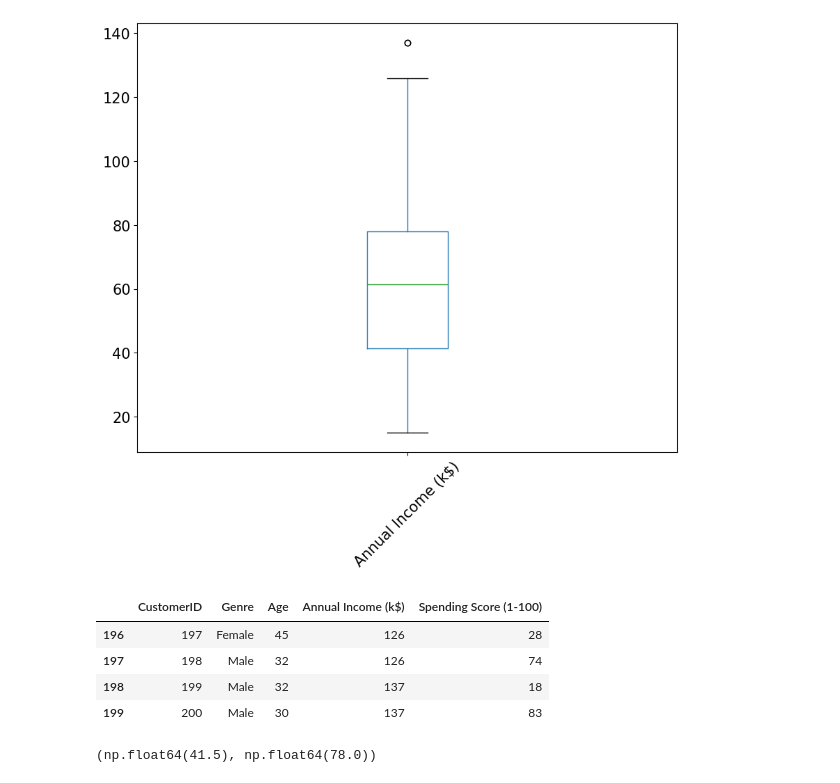
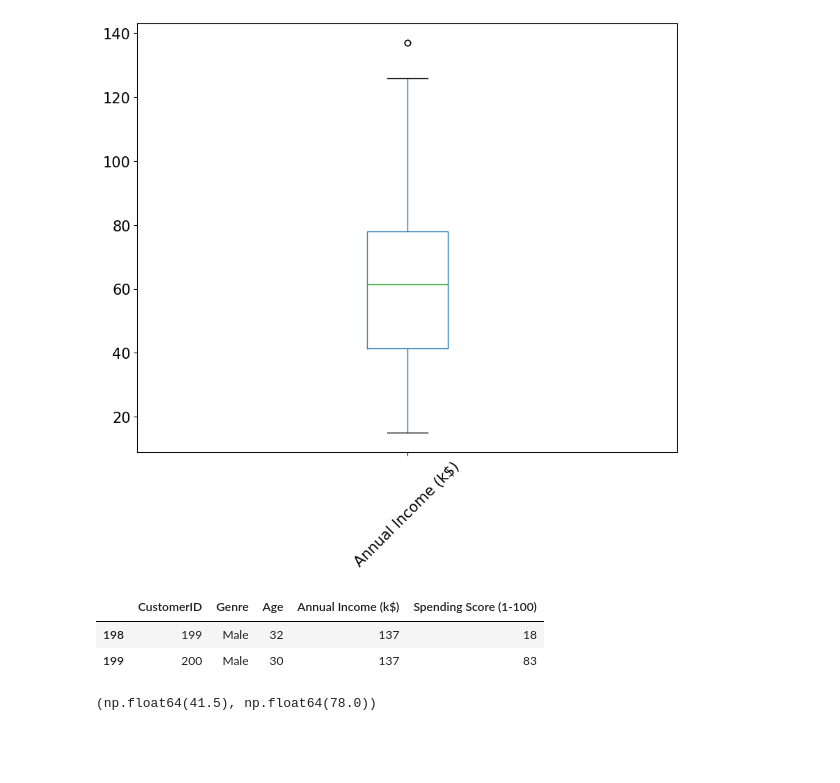
Before and after one commit to YinYinIsMyName/super-duper-spoon, a Jupyter notebook: notebooks/mall_customers.ipynb, the cells around one changed output. Cells and saved outputs as stored; diff of their text form; code cells hidden in the pictures; blank space fills up the shorter version.

```diff
--- a/notebooks/mall_customers.ipynb
+++ b/notebooks/mall_customers.ipynb
@@ -91,11 +94,9 @@ boxPlot = mall_customer_info.boxplot(grid=False,column=['Annual Income (k$)'],fo
 # %% [output]
 [figure]
 # %%
-mall_customer_info.loc[mall_customer_info['Annual Income (k$)']>125]
+mall_customer_info.loc[mall_customer_info['Annual Income (k$)']>132]
 # %% [output]
 |  | CustomerID | Genre | Age | Annual Income (k$) | Spending Score (1-100) |
-| 196 | 197 | Female | 45 | 126 | 28 |
-| 197 | 198 | Male | 32 | 126 | 74 |
 | 198 | 199 | Male | 32 | 137 | 18 |
 | 199 | 200 | Male | 30 | 137 | 83 |
 # %%
```
Also changed, not shown: parts of 8 cells of this notebook, 2 other files.
